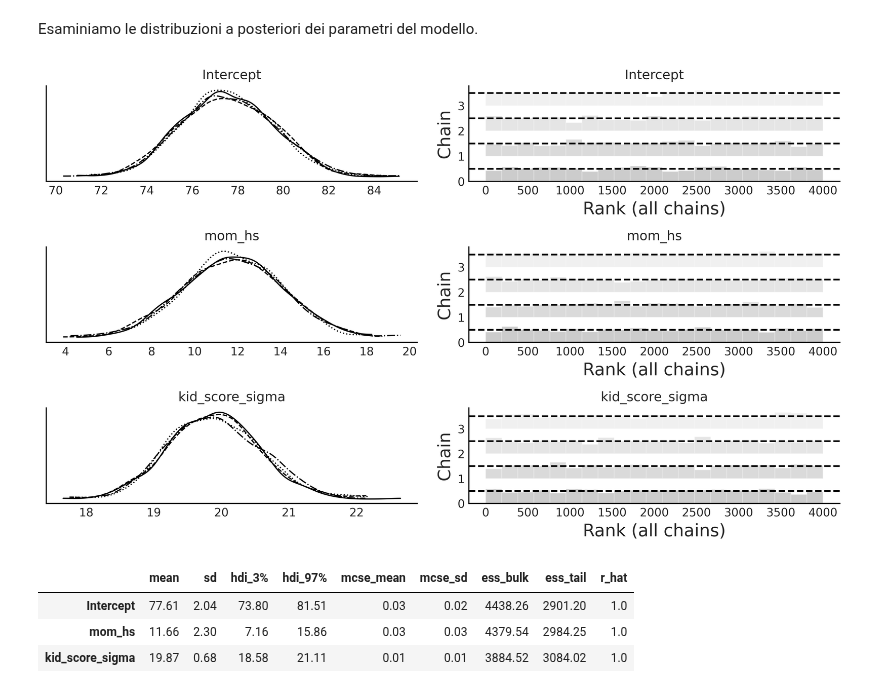
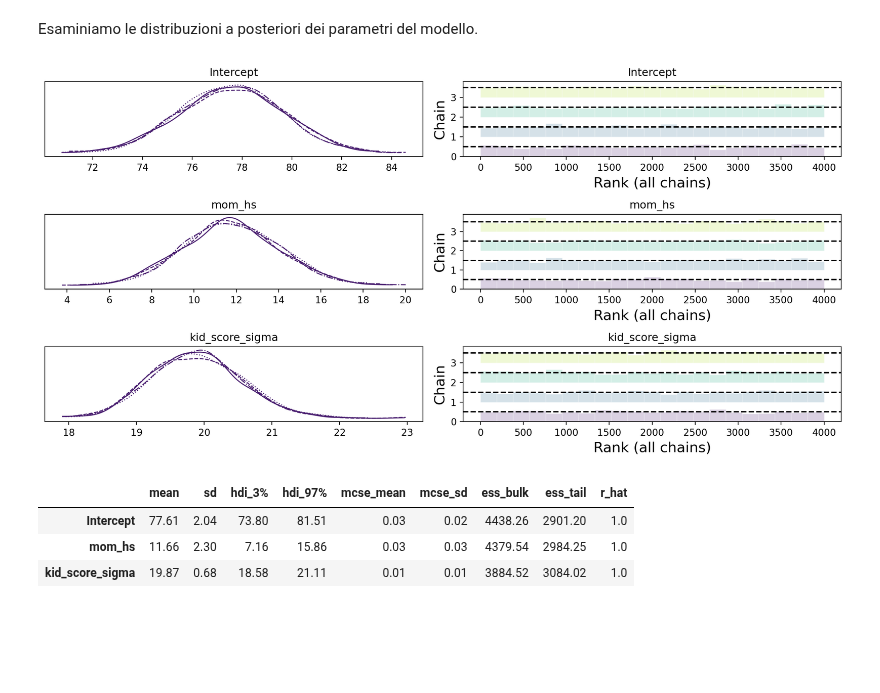
Before and after one commit to ccaudek/ds4psy, a Jupyter notebook: chapter_5/05_reglin_4.ipynb, the cells around one changed output. Saved outputs shown, nothing was run; the diff lists cells and outputs as text; code cells hidden in the pictures; blank space fills up the shorter version.

```diff
--- a/chapter_5/05_reglin_4.ipynb
+++ b/chapter_5/05_reglin_4.ipynb
@@ -28,12 +28,9 @@ warnings.filterwarnings("ignore", category=FutureWarning)
 warnings.filterwarnings("ignore", category=Warning)
 # %%
 %config InlineBackend.figure_format = 'retina'
-
 RANDOM_SEED = 42
 rng = np.random.default_rng(RANDOM_SEED)
-
-az.style.use("arviz-grayscale")
-plt.rcParams['figure.dpi'] = 300
+az.style.use("arviz-viridish")
 # %% [markdown]
 ## Regressione bayesiana per due gruppi indipendenti
 
@@ -129,10 +126,10 @@ Log Likelihood time =  0:00:00.488869
 # %% [markdown]
 Esaminiamo le distribuzioni a posteriori dei parametri del modello.
 # %%
-az.plot_trace(results, kind="rank_bars", figsize=(10, 6))
+az.plot_trace(results, kind="rank_bars")
 plt.tight_layout();
 # %% [output]
-[figure, old version]
+[figure, new version]
 # %%
 az.summary(results, round_to=2)
 # %% [output]
```
Also changed, not shown: parts of 6 cells of this notebook, 6 other files.
